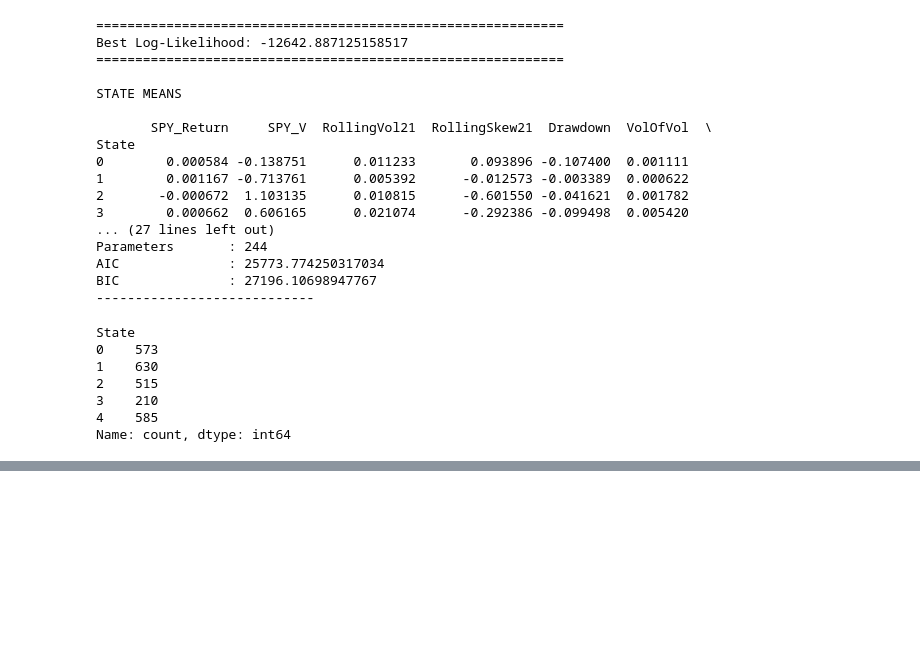
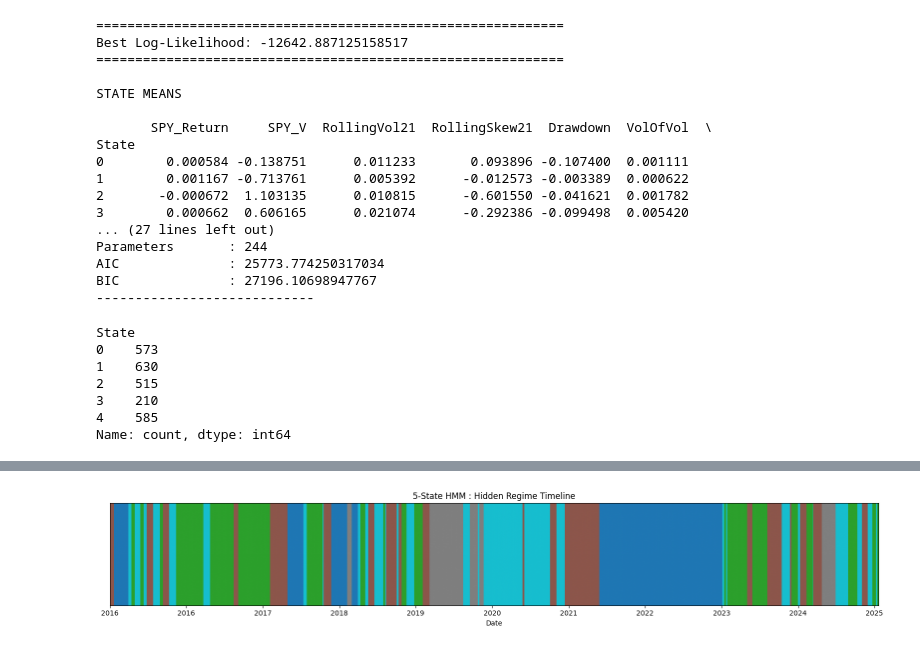
Before and after one commit to ayushanand1103/A-CMSI-research, a Jupyter notebook: Analysis/Phase 6/HMM_5_state_full_cov.ipynb, the cells around one changed output, grey strips where cells are left out. Saved outputs shown, nothing was run; the diff lists cells and outputs as text; code cells hidden in the pictures; blank space fills up the shorter version.

```diff
--- a/Analysis/Phase 6/HMM_5_state_full_cov.ipynb
+++ b/Analysis/Phase 6/HMM_5_state_full_cov.ipynb
@@ -142,0 +294,34 @@ Name: count, dtype: int64
+# %%
+import matplotlib.pyplot as plt
+import pandas as pd
+
+dates = pd.to_datetime(df["Date"])
+
+plt.figure(figsize=(16,3))
+
+plt.imshow(
+    [df["State"]],
+    aspect="auto",
+    cmap="tab10",
+    extent=[0, len(df), 0, 1]
+)
+
+ticks = range(0, len(df), 250)
+
+plt.xticks(
+    ticks,
+    dates.iloc[ticks].dt.strftime("%Y"),
+    rotation=0
+)
+
+plt.yticks([])
+
+plt.title(f"{best_model.n_components}-State HMM : Hidden Regime Timeline")
+
+plt.xlabel("Date")
+
+plt.tight_layout()
+
+plt.show()
+# %% [output]
+[figure, added]
```
Also changed, not shown: parts of 18 cells of this notebook, 12 other files.
